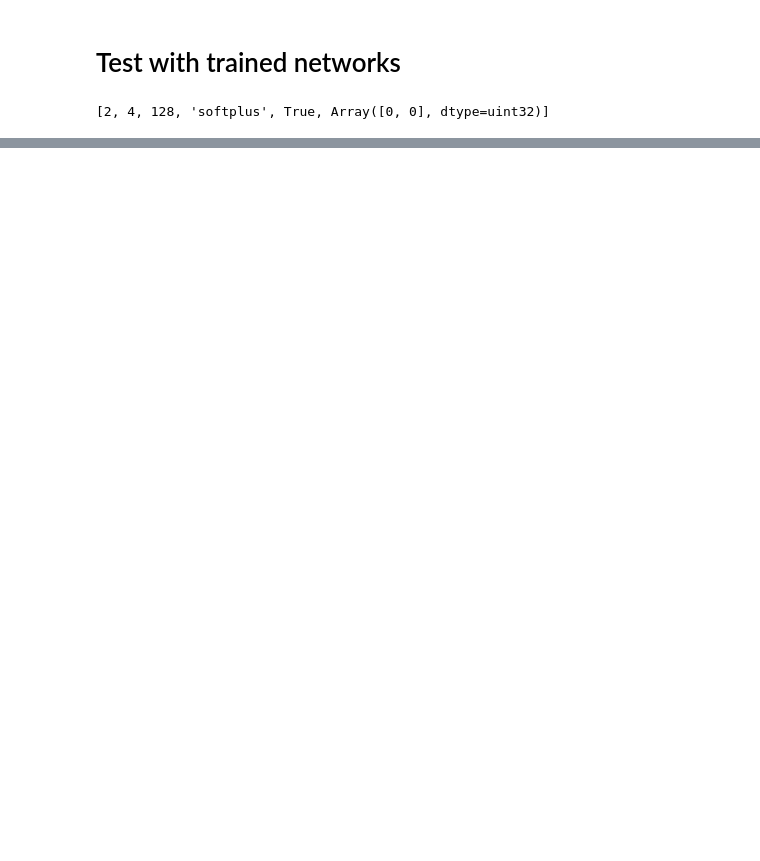
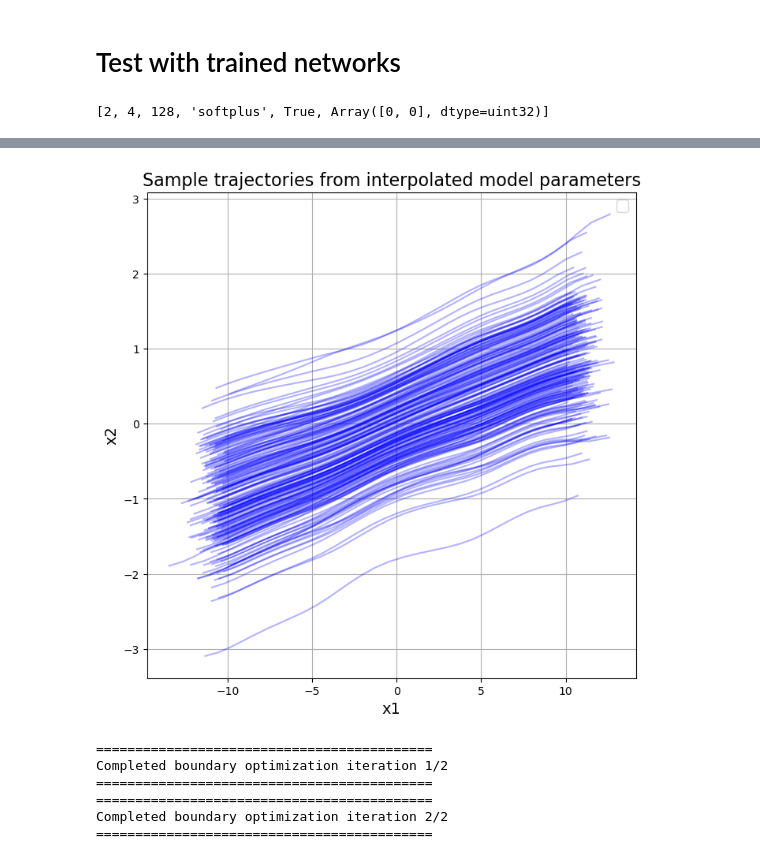
Before and after one commit to SebasGutHdz/PDPO_jax, a Jupyter notebook: pdpo/spline/test_interpolation.ipynb, the cells around one changed output, grey strips where cells are left out. Drawn from its saved outputs; the diff is of its cells as text; code cells hidden in the pictures; blank space fills up the shorter version.

```diff
--- a/pdpo/spline/test_interpolation.ipynb
+++ b/pdpo/spline/test_interpolation.ipynb
@@ -174 +165,5 @@ from pdpo.spline.types_interpolation import ProblemConfig
+# %%
+# spline = replace(spline.config.solver,EulerSolver )
+spline.config = replace(spline.config,solver=EulerSolver())
+#config_problem = replace(config_problem, splinestate=optimized_state)
 # %%
@@ -208,3 +190,56 @@ x0 = inf_train_gen(
     key = subkey,
     batch_size = 1000
 )
+# %%
+optimized_state,history = geodesic_warmup(
+    problem_config=config_problem,
+    key = subkey,
+    epochs = 10,
+    learning_rate=1e-3,
+    batch_size=100,
+    use_adjoint=False
+)
+
+config_problem = replace(config_problem, splinestate=optimized_state)
+# %%
+sample_trajectory = gen_sample_trajectory(
+    spline_state=optimized_state,
+    vf=vf,
+    key=subkey,
+    num_samples=1000,
+    t_traj=s_query,
+    solver=EulerSolver(),
+)
+
+key,subkey = jrandom.split(key)
+# %%
+fig = plt.figure(figsize=(8, 8))
+
+for i in range(0,len(sample_trajectory),5):
+    plt.plot(sample_trajectory[i,:,0],sample_trajectory[i,:,1],'b-',alpha=0.3)
+plt.title('Sample trajectories from interpolated model parameters',fontsize=16)
+plt.legend(fontsize=14)
+plt.xlabel('x1',fontsize=14)
+plt.ylabel('x2',fontsize=14)
+plt.grid()
+plt.show()
+# %% [output]
+[figure, added]
+# %%
+optimized_state,history = optimize_path_with_boundaries(
+    problem_config=config_problem,
+    boundary_method_type='FM',
+    key = subkey,
+    path_epochs = 10,
+    boundary_epochs= 10,
+    alternating_iterations= 2,
+    batch_size=5000,
+    use_adjoint = False
+)
+# %% [output]
+===========================================
+Completed boundary optimization iteration 1/2
+===========================================
+===========================================
+Completed boundary optimization iteration 2/2
+===========================================
```
Also changed, not shown: parts of 29 cells of this notebook, 20 other files.
